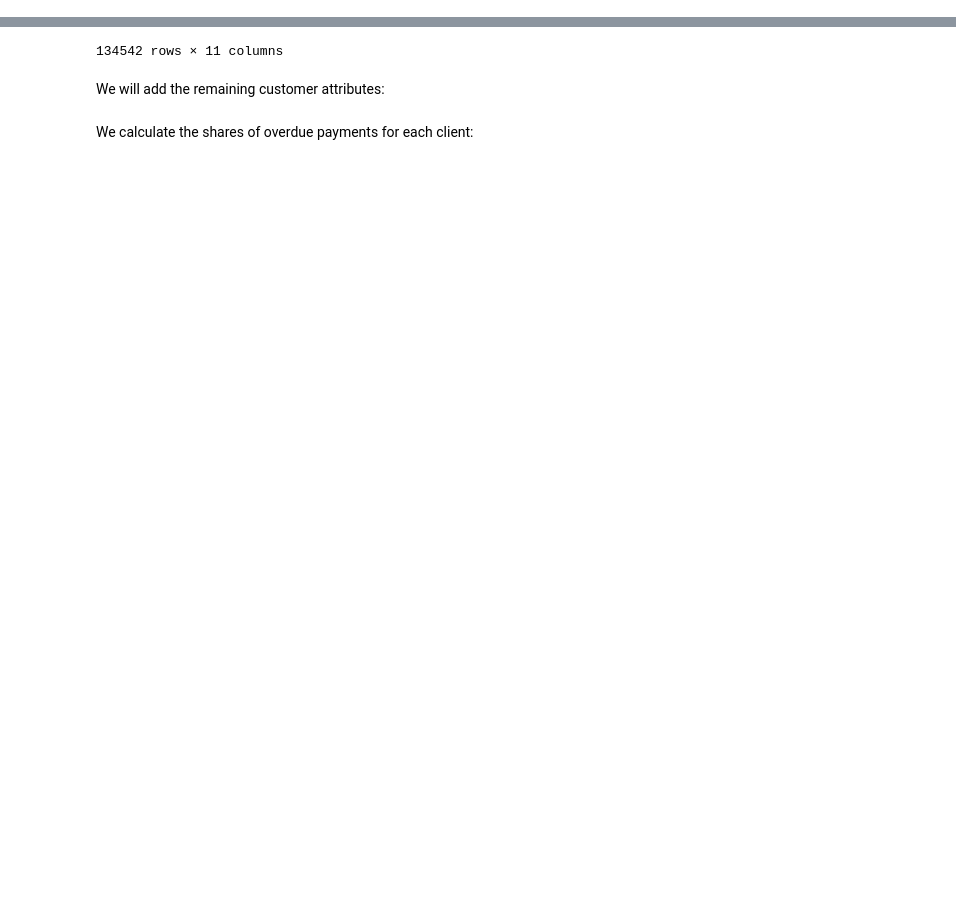
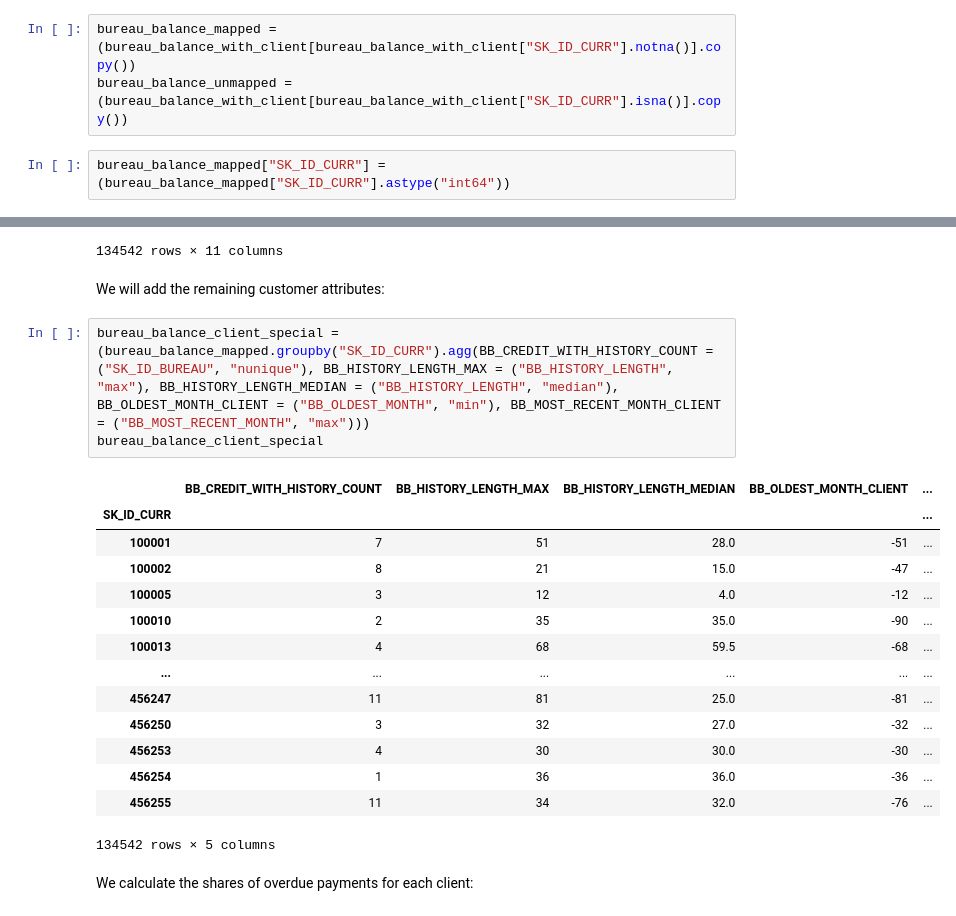
Before and after one commit to USL99/home-credit-default-risk, a Jupyter notebook: notebooks/03_feature_engineering.ipynb, the cells around one changed output, grey strips where cells are left out. Cells and saved outputs as stored; diff of their text form; blank space fills up the shorter version.

```diff
--- a/notebooks/03_feature_engineering.ipynb
+++ b/notebooks/03_feature_engineering.ipynb
@@ -677,3 +714,8 @@ We will merge 3 tables: bureau_df and bureau_balance_df to application_train_df
+# %%
+bureau_balance_mapped = (bureau_balance_with_client[bureau_balance_with_client["SK_ID_CURR"].notna()].copy())
+bureau_balance_unmapped = (bureau_balance_with_client[bureau_balance_with_client["SK_ID_CURR"].isna()].copy())
+# %%
+bureau_balance_mapped["SK_ID_CURR"] = (bureau_balance_mapped["SK_ID_CURR"].astype("int64"))
 # %% [markdown]
 Use "count" for 1 client:
 # %%
@@ -711,5 +753,23 @@ bureau_balance_client_counts
 134542 rows × 11 columns
 # %% [markdown]
 We will add the remaining customer attributes:
+# %%
+bureau_balance_client_special = (bureau_balance_mapped.groupby("SK_ID_CURR").agg(BB_CREDIT_WITH_HISTORY_COUNT = ("SK_ID_BUREAU", "nunique"), BB_HISTORY_LENGTH_MAX = ("BB_HISTORY_LENGTH", "max"), BB_HISTORY_LENGTH_MEDIAN = ("BB_HISTORY_LENGTH", "median"), BB_OLDEST_MONTH_CLIENT = ("BB_OLDEST_MONTH", "min"), BB_MOST_RECENT_MONTH_CLIENT = ("BB_MOST_RECENT_MONTH", "max")))
+bureau_balance_client_special
+# %% [output]
+|  | BB_CREDIT_WITH_HISTORY_COUNT | BB_HISTORY_LENGTH_MAX | BB_HISTORY_LENGTH_MEDIAN | BB_OLDEST_MONTH_CLIENT | ... |
+| SK_ID_CURR |  |  |  |  | ... |
+| 100001 | 7 | 51 | 28.0 | -51 | ... |
+| 100002 | 8 | 21 | 15.0 | -47 | ... |
+| 100005 | 3 | 12 | 4.0 | -12 | ... |
+| 100010 | 2 | 35 | 35.0 | -90 | ... |
+| 100013 | 4 | 68 | 59.5 | -68 | ... |
+| ... | ... | ... | ... | ... | ... |
+| 456247 | 11 | 81 | 25.0 | -81 | ... |
+| 456250 | 3 | 32 | 27.0 | -32 | ... |
+| 456253 | 4 | 30 | 30.0 | -30 | ... |
+| 456254 | 1 | 36 | 36.0 | -36 | ... |
+| 456255 | 11 | 34 | 32.0 | -76 | ... |
+134542 rows × 5 columns
 # %% [markdown]
 We calculate the shares of overdue payments for each client:
```
Also changed, not shown: parts of 12 cells of this notebook, 1 other file.
